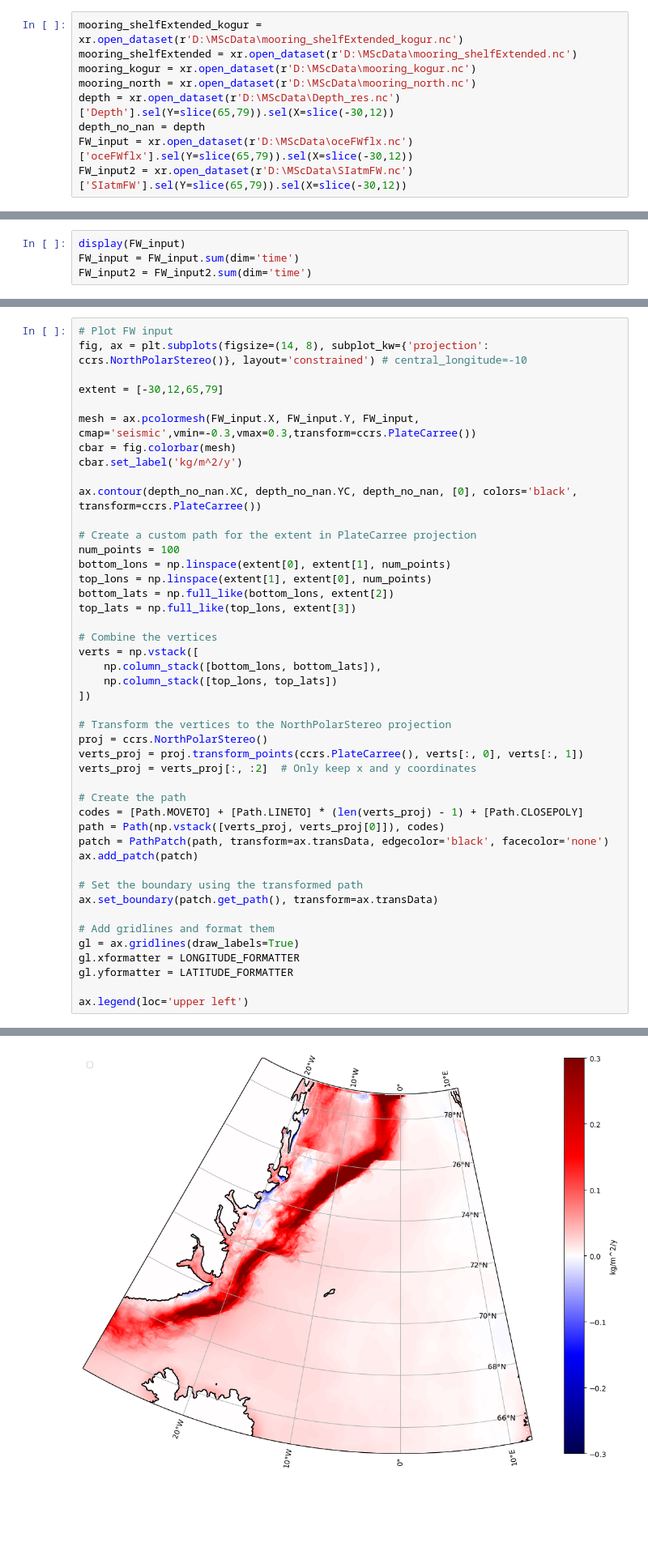
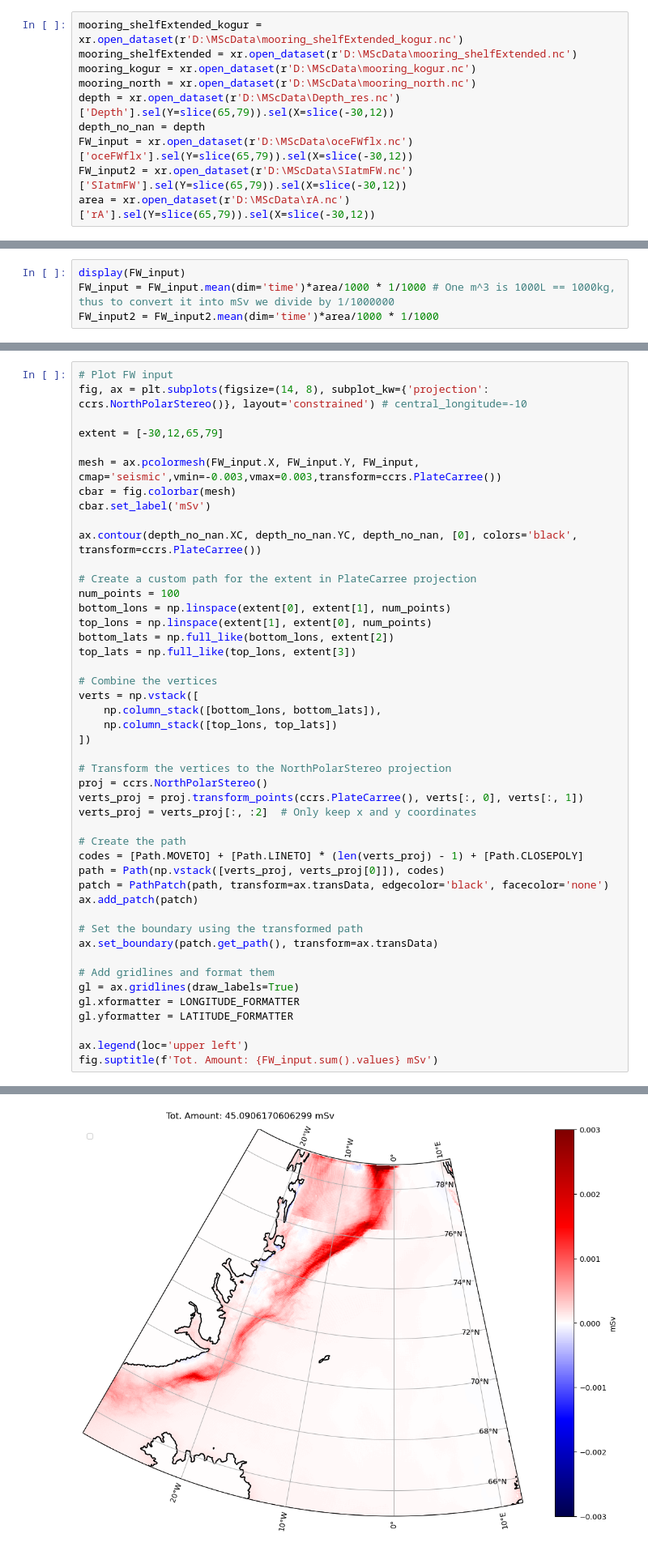
Before and after one commit to EirikKvamme/MScEirik, a Jupyter notebook: FreshWater/FW_budget_full.ipynb, the cells around one changed output, grey strips where cells are left out. Shown at 81% size. Drawn from its saved outputs; the diff is of its cells as text; blank space fills up the shorter version.

Commit message:
Added all sections along the EG shelf from 2018, fixed river and surface FW input data to mSv

```diff
--- a/FreshWater/FW_budget_full.ipynb
+++ b/FreshWater/FW_budget_full.ipynb
@@ -17,6 +17,7 @@ depth = xr.open_dataset(r'D:\MScData\Depth_res.nc')['Depth'].sel(Y=slice(65,79))
 depth_no_nan = depth
 FW_input = xr.open_dataset(r'D:\MScData\oceFWflx.nc')['oceFWflx'].sel(Y=slice(65,79)).sel(X=slice(-30,12))
 FW_input2 = xr.open_dataset(r'D:\MScData\SIatmFW.nc')['SIatmFW'].sel(Y=slice(65,79)).sel(X=slice(-30,12))
+area = xr.open_dataset(r'D:\MScData\rA.nc')['rA'].sel(Y=slice(65,79)).sel(X=slice(-30,12))
 # %%
 depth = depth.where(depth > 0, np.nan)
 
@@ -83,7 +84,3 @@ ax.legend(loc='upper left')
 # %% [output]
 <matplotlib.legend.Legend at 0x...>
 [figure]
-# %%
-display(FW_input)
-FW_input = FW_input.sum(dim='time')
-FW_input2 = FW_input2.sum(dim='time')
@@ -103,0 +87,4 @@ Attributes:
+# %%
+display(FW_input)
+FW_input = FW_input.mean(dim='time')*area/1000 * 1/1000 # One m^3 is 1000L == 1000kg, thus to convert it into mSv we divide by 1/1000000
+FW_input2 = FW_input2.mean(dim='time')*area/1000 * 1/1000
@@ -107,9 +108,9 @@ fig, ax = plt.subplots(figsize=(14, 8), subplot_kw={'projection': ccrs.NorthPola
 
 extent = [-30,12,65,79]
 
-mesh = ax.pcolormesh(FW_input.X, FW_input.Y, FW_input, cmap='seismic',vmin=-0.3,vmax=0.3,transform=ccrs.PlateCarree())
+mesh = ax.pcolormesh(FW_input.X, FW_input.Y, FW_input, cmap='seismic',vmin=-0.003,vmax=0.003,transform=ccrs.PlateCarree())
 cbar = fig.colorbar(mesh)
-cbar.set_label('kg/m^2/y')
+cbar.set_label('mSv')
 
 ax.contour(depth_no_nan.XC, depth_no_nan.YC, depth_no_nan, [0], colors='black', transform=ccrs.PlateCarree())
 
@@ -146,5 +147,6 @@ gl.xformatter = LONGITUDE_FORMATTER
 gl.yformatter = LATITUDE_FORMATTER
 
 ax.legend(loc='upper left')
+fig.suptitle(f'Tot. Amount: {FW_input.sum().values} mSv')
 # %% [output]
 No artists with labels found to put in legend.  Note that artists whose label start with an underscore are ignored when legend() is called with no argument.
@@ -152,4 +154,4 @@ No artists with labels found to put in legend.  Note that artists whose label st
-[figure, old version]
+[figure, new version]
 # %%
 # Plot FW input
 fig, ax = plt.subplots(figsize=(14, 8), subplot_kw={'projection': ccrs.NorthPolarStereo()}, layout='constrained') # central_longitude=-10
```
Also changed, not shown: parts of 7 cells of this notebook, 1 other file.
